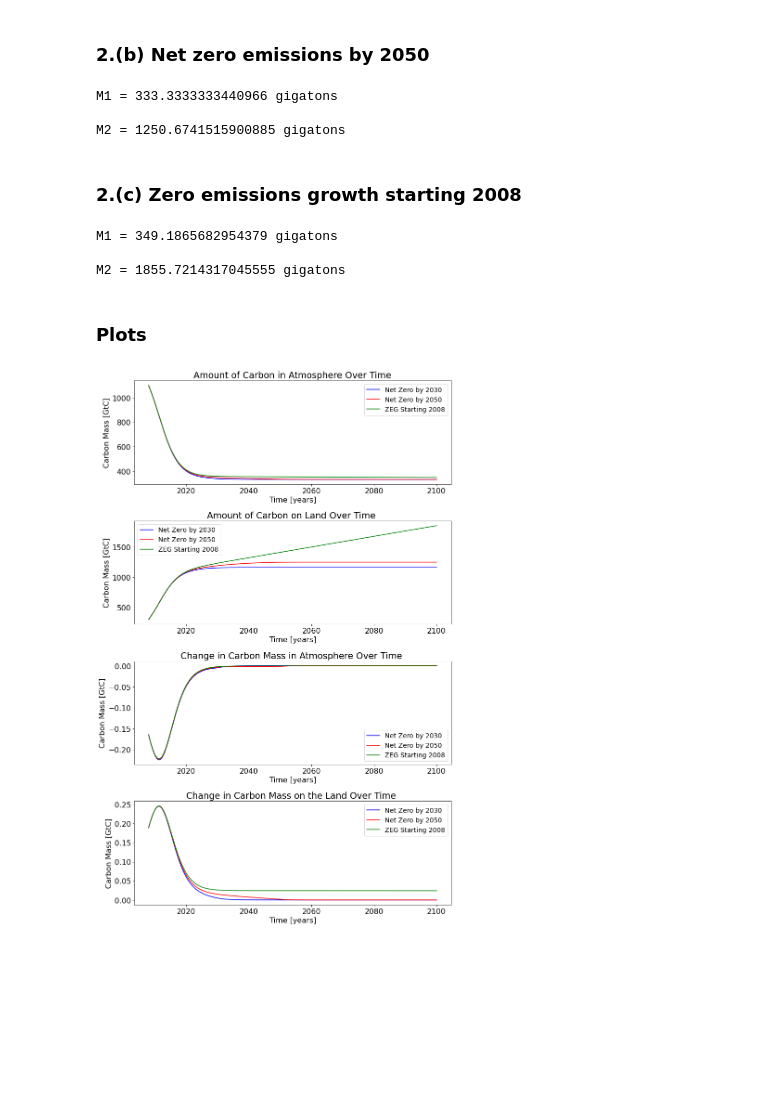
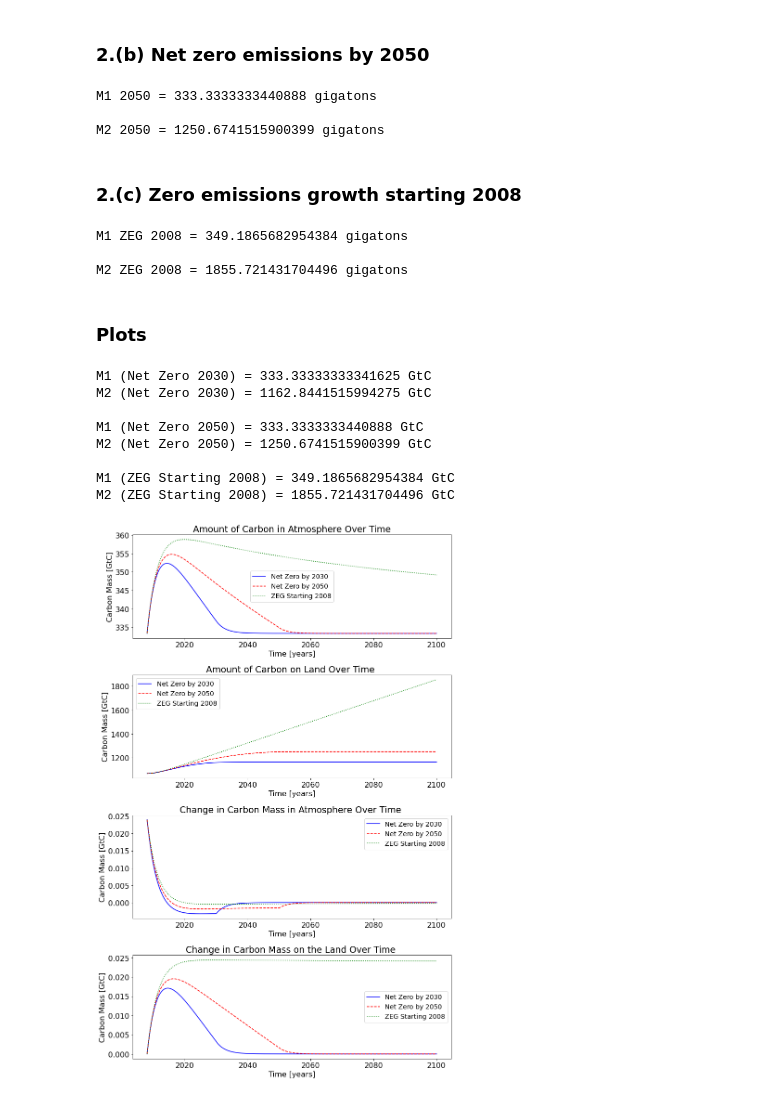
Before and after one commit to samanthataylor1/GEOS-518, a Jupyter notebook: mod02-CarbonModel-Assignment.ipynb, the cells around one changed output. Cells and saved outputs as stored; diff of their text form; code cells hidden in the pictures; blank space fills up the shorter version.

```diff
--- a/mod02-CarbonModel-Assignment.ipynb
+++ b/mod02-CarbonModel-Assignment.ipynb
@@ -180,8 +180,8 @@ M2_a = np.zeros((Nt_a,)) # create an array with Nt rows of zeros
 for i in np.arange(Nt_a): # loop through all elements in an array in this case going from 0 to (Nt-1)
     if (i==0):
 
-        M1_a[i] = M1i # if i = 0, set M1[i] equal to the initial amount of carbon in the atmosphere
-        M2_a[i] = M2i # if i = 0, set M2[i] equal to the initial amount of carbon in the land
+        M1_a[i] = M1[-1] # sets the first element in M1_a equal to the last value of M1 calculated in part A(3)
+        M2_a[i] = M2[-1] # sets the first element in M2_a equal to the last value of M2 calculated in part A(3)
 
     else:
         dM1_a_dt = k21*M2_a[i-1] - k12*M1_a[i-1]*M2_a[i-1] + F_a[i-1] # the forced change in carbon in the atmosphere WRT
@@ -361,8 +361,8 @@ M2_a = np.zeros((Nt_a,)) # create an array with Nt rows of zeros
 for i in np.arange(Nt_a): # loop through all elements in an array in this case going from 0 to (Nt-1)
     if (i==0):
 
-        M1_a[i] = M1i # if i = 0, set M1[i] equal to M1i
-        M2_a[i] = M2i # if i = 0, set M2[i] equal to M2i
+        M1_a[i] = M1[-1] # sets the first element in M1_a equal to the last value of M1 calculated in part B(4)
+        M2_a[i] = M2[-1] # sets the first element in M2_a equal to the last value of M2 calculated in part B(4)
 
     else:
         dM1_a_dt = k21*M2_a[i-1] - k12*M1_a[i-1]*M2_a[i-1] + F_a_2050[i-1] # the change in carbon in the atmosphere WRT
@@ -382,12 +382,12 @@ diffM2_a_2050 = np.diff(M2_a) # used in plot #4
 M1_a_2050 = M1_a[0:(i)] # fixing index size so plots 3 and 4 have the same x and y value
 M2_a_2050 = M2_a[0:(i)] # colon opperator is non inclusive of last element!!
 
-print('M1 = '+str(M1_a_2050[i-1])+' gigatons\n')
-print('M2 = '+str(M2_a_2050[i-1])+' gigatons')
+print('M1 2050 = '+str(M1_a_2050[i-1])+' gigatons\n')
+print('M2 2050 = '+str(M2_a_2050[i-1])+' gigatons')
 # %% [output]
-M1 = 333.3333333440966 gigatons
+M1 2050 = 333.3333333440888 gigatons
 
-M2 = 1250.6741515900885 gigatons
+M2 2050 = 1250.6741515900399 gigatons
 # %% [markdown]
 ### 2.(c) Zero emissions growth starting 2008
 # %%
@@ -409,8 +409,8 @@ M2_a = np.zeros((Nt_a,)) # create an array with Nt rows of zeros
 for i in np.arange(Nt_a): # loop through all elements in an array in this case going from 0 to (Nt-1)
     if (i==0):
 
-        M1_a[i] = M1i # if i = 0, set M1[i] equal to M1i
-        M2_a[i] = M2i # if i = 0, set M2[i] equal to M2i
+        M1_a[i] = M1[-1] # sets the first element in M1_a equal to the last value of M1 calculated in part B(4)
+        M2_a[i] = M2[-1] # sets the first element in M2_a equal to the last value of M2 calculated in part B(4)
 
     else:
         dM1_a_dt = k21*M2_a[i-1] - k12*M1_a[i-1]*M2_a[i-1] + F_a_zeg[i-1] # the change in carbon in the atmosphere WRT
@@ -430,12 +430,12 @@ diffM2_a_zeg = np.diff(M2_a) # used in plot #4
 M1_a_zeg = M1_a[0:(i)] # fixing index size so plots 3 and 4 have the same x and y value
 M2_a_zeg = M2_a[0:(i)] # colon opperator is non inclusive of last element
 
-print('M1 = '+str(M1_a_zeg[i-1])+' gigatons\n')
-print('M2 = '+str(M2_a_zeg[i-1])+' gigatons')
+print('M1 ZEG 2008 = '+str(M1_a_zeg[i-1])+' gigatons\n')
+print('M2 ZEG 2008 = '+str(M2_a_zeg[i-1])+' gigatons')
 # %% [output]
-M1 = 349.1865682954379 gigatons
+M1 ZEG 2008 = 349.1865682954384 gigatons
 
-M2 = 1855.7214317045555 gigatons
+M2 ZEG 2008 = 1855.721431704496 gigatons
 # %% [markdown]
 ### Plots
 # %%
@@ -446,8 +446,8 @@ plt.rcParams.update({'font.size': 16}) # sets all font size for figures to 16
 
 fig = plt.subplot(4,1,1)
 plt.plot(t_a,M1_a_2030,'b-', label='Net Zero by 2030') # x = time, y = numerical solution mass of carbon in atmosphere
-plt.plot(t_a,M1_a_2050,'r-', label='Net Zero by 2050')
-plt.plot(t_a,M1_a_zeg,'g-', label='ZEG Starting 2008')
+plt.plot(t_a,M1_a_2050,'r--', label='Net Zero by 2050')
+plt.plot(t_a,M1_a_zeg,'g:', label='ZEG Starting 2008')
 plt.xlabel('Time [years]')
 plt.ylabel('Carbon Mass [GtC]')
 plt.legend(prop={'size': 14})
@@ -459,37 +459,56 @@ plt.tight_layout() # change spacing between subplots
 
 plt.subplot(4,1,2)
 plt.plot(t_a,M2_a_2030,'b-', label='Net Zero by 2030') # x = time, y = numerical solution mass of carbon on land
-plt.plot(t_a,M2_a_2050,'r-', label='Net Zero by 2050')
-plt.plot(t_a,M2_a_zeg,'g-', label='ZEG Starting 2008')
+plt.plot(t_a,M2_a_2050,'r--', label='Net Zero by 2050')
+plt.plot(t_a,M2_a_zeg,'g:', label='ZEG Starting 2008')
 plt.xlabel('Time [years]')
 plt.ylabel('Carbon Mass [GtC]')
 plt.legend(prop={'size': 14})
 plt.title('Amount of Carbon on Land Over Time ') # plot title
 
 # The change in mass of C in the atmosphere vs time
 
 plt.subplot(4,1,3)
 plt.plot(t_a,diffM1_a_2030,'b-', label='Net Zero by 2030')
-plt.plot(t_a,diffM1_a_2050,'r-', label='Net Zero by 2050')
-plt.plot(t_a,diffM1_a_zeg,'g-', label='ZEG Starting 2008') # plotting all three changes because wasn't sure which one to use
+plt.plot(t_a,diffM1_a_2050,'r--', label='Net Zero by 2050')
+plt.plot(t_a,diffM1_a_zeg,'g:', label='ZEG Starting 2008') # plotting all three changes because wasn't sure which one to use
 plt.xlabel('Time [years]')
 plt.ylabel('Carbon Mass [GtC]')
 plt.legend(prop={'size': 14})
 plt.title('Change in Carbon Mass in Atmosphere Over Time ') # plot title
 
 plt.tight_layout() # change spacing between subplots
 
 # The change in mass of C in the biosphere vs time
 
 plt.subplot(4,1,4)
 plt.plot(t_a,diffM2_a_2030,'b-', label='Net Zero by 2030')
-plt.plot(t_a,diffM2_a_2050,'r-', label='Net Zero by 2050')
-plt.plot(t_a,diffM2_a_zeg,'g-', label='ZEG Starting 2008') # plotting all three changes because wasn't sure which one to use
+plt.plot(t_a,diffM2_a_2050,'r--', label='Net Zero by 2050')
+plt.plot(t_a,diffM2_a_zeg,'g:', label='ZEG Starting 2008') # plotting all three changes because wasn't sure which one to use
 plt.xlabel('Time [years]')
 plt.ylabel('Carbon Mass [GtC]')
 plt.legend(prop={'size': 14})
 plt.title('Change in Carbon Mass on the Land Over Time ') # plot title
 
 plt.tight_layout()
+
+# print final values
+
+print('M1 (Net Zero 2030) = '+str(M1_a_2030[i-1])+' GtC')
+print('M2 (Net Zero 2030) = '+str(M2_a_2030[i-1])+' GtC\n')
+
+print('M1 (Net Zero 2050) = '+str(M1_a_2050[i-1])+' GtC')
+print('M2 (Net Zero 2050) = '+str(M2_a_2050[i-1])+' GtC\n')
+
+print('M1 (ZEG Starting 2008) = '+str(M1_a_zeg[i-1])+' GtC')
+print('M2 (ZEG Starting 2008) = '+str(M2_a_zeg[i-1])+' GtC\n')
 # %% [output]
+M1 (Net Zero 2030) = 333.33333333341625 GtC
+M2 (Net Zero 2030) = 1162.8441515994275 GtC
+
+M1 (Net Zero 2050) = 333.3333333440888 GtC
+M2 (Net Zero 2050) = 1250.6741515900399 GtC
+
+M1 (ZEG Starting 2008) = 349.1865682954384 GtC
+M2 (ZEG Starting 2008) = 1855.721431704496 GtC
-[figure, old version]
+[figure, new version]
```
Also changed, not shown: parts of 3 cells of this notebook.
